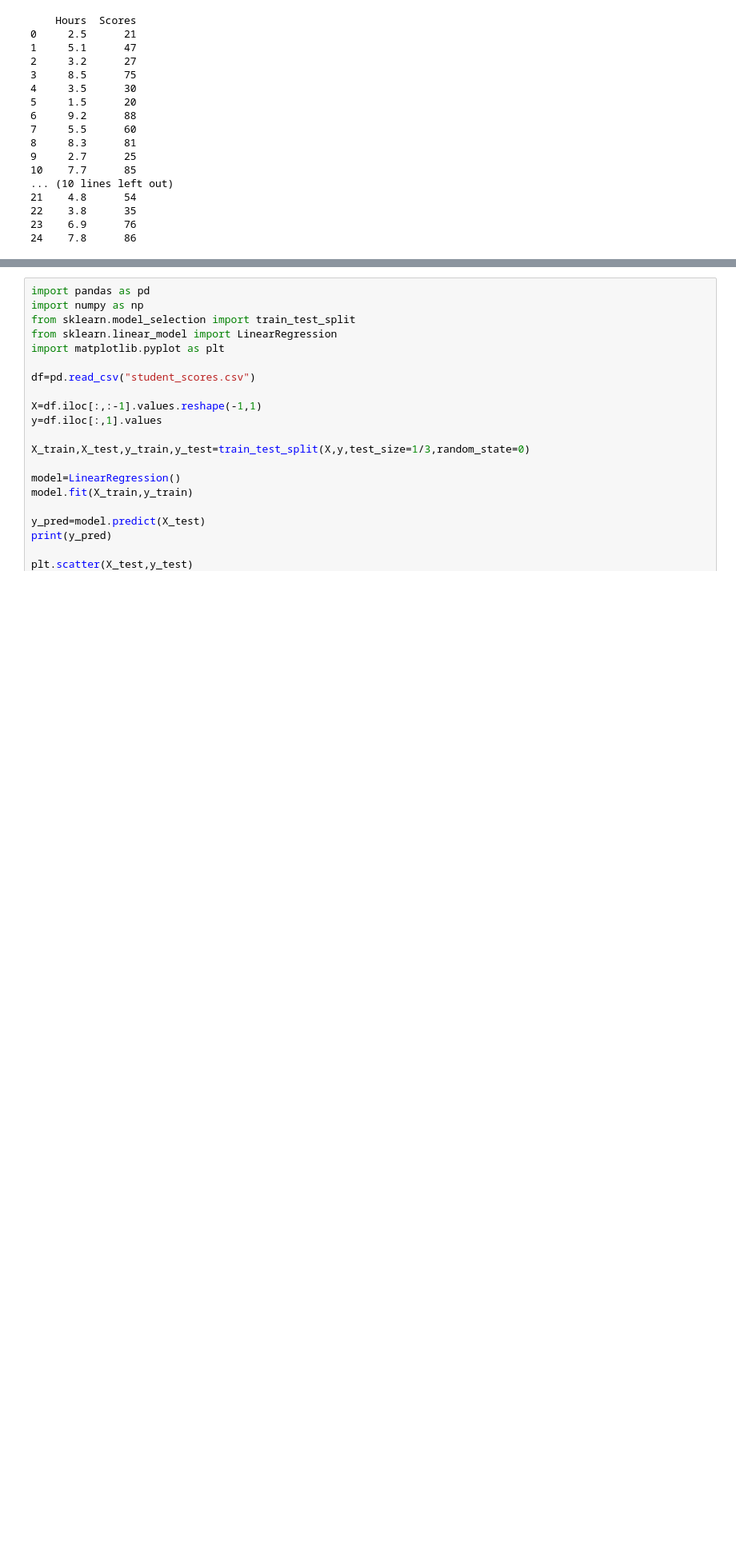
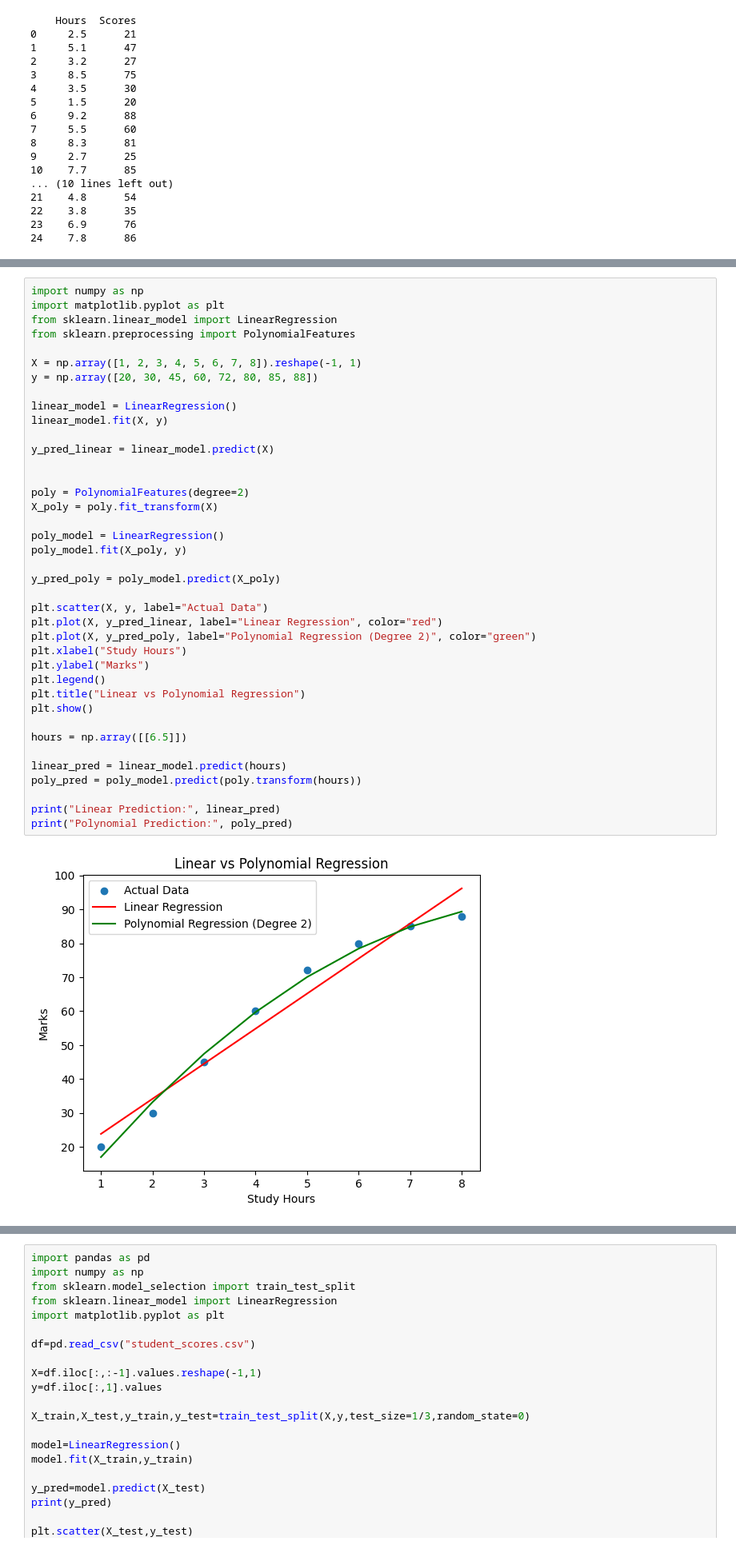
Before and after one commit to lokeshneerasa/MACHINE-LEARNING, a Jupyter notebook: MACHINE_LEARNING.ipynb, the cells around one changed output, grey strips where cells are left out. Shown: that part at 80% size. Saved outputs shown, nothing was run; the diff lists cells and outputs as text; blank space fills up the shorter version.

```diff
--- a/MACHINE_LEARNING.ipynb
+++ b/MACHINE_LEARNING.ipynb
@@ -1176,0 +1179,41 @@ print(df)
+# %%
+import numpy as np
+import matplotlib.pyplot as plt
+from sklearn.linear_model import LinearRegression
+from sklearn.preprocessing import PolynomialFeatures
+
+X = np.array([1, 2, 3, 4, 5, 6, 7, 8]).reshape(-1, 1)
+y = np.array([20, 30, 45, 60, 72, 80, 85, 88])
+
+linear_model = LinearRegression()
+linear_model.fit(X, y)
+
+y_pred_linear = linear_model.predict(X)
+
+
+poly = PolynomialFeatures(degree=2)
+X_poly = poly.fit_transform(X)
+
+poly_model = LinearRegression()
+poly_model.fit(X_poly, y)
+
+y_pred_poly = poly_model.predict(X_poly)
+
+plt.scatter(X, y, label="Actual Data")
+plt.plot(X, y_pred_linear, label="Linear Regression", color="red")
+plt.plot(X, y_pred_poly, label="Polynomial Regression (Degree 2)", color="green")
+plt.xlabel("Study Hours")
+plt.ylabel("Marks")
+plt.legend()
+plt.title("Linear vs Polynomial Regression")
+plt.show()
+
+hours = np.array([[6.5]])
+
+linear_pred = linear_model.predict(hours)
+poly_pred = poly_model.predict(poly.transform(hours))
+
+print("Linear Prediction:", linear_pred)
+print("Polynomial Prediction:", poly_pred)
+# %% [output]
+[figure, added]
```
Also changed, not shown: parts of 3 cells of this notebook.
